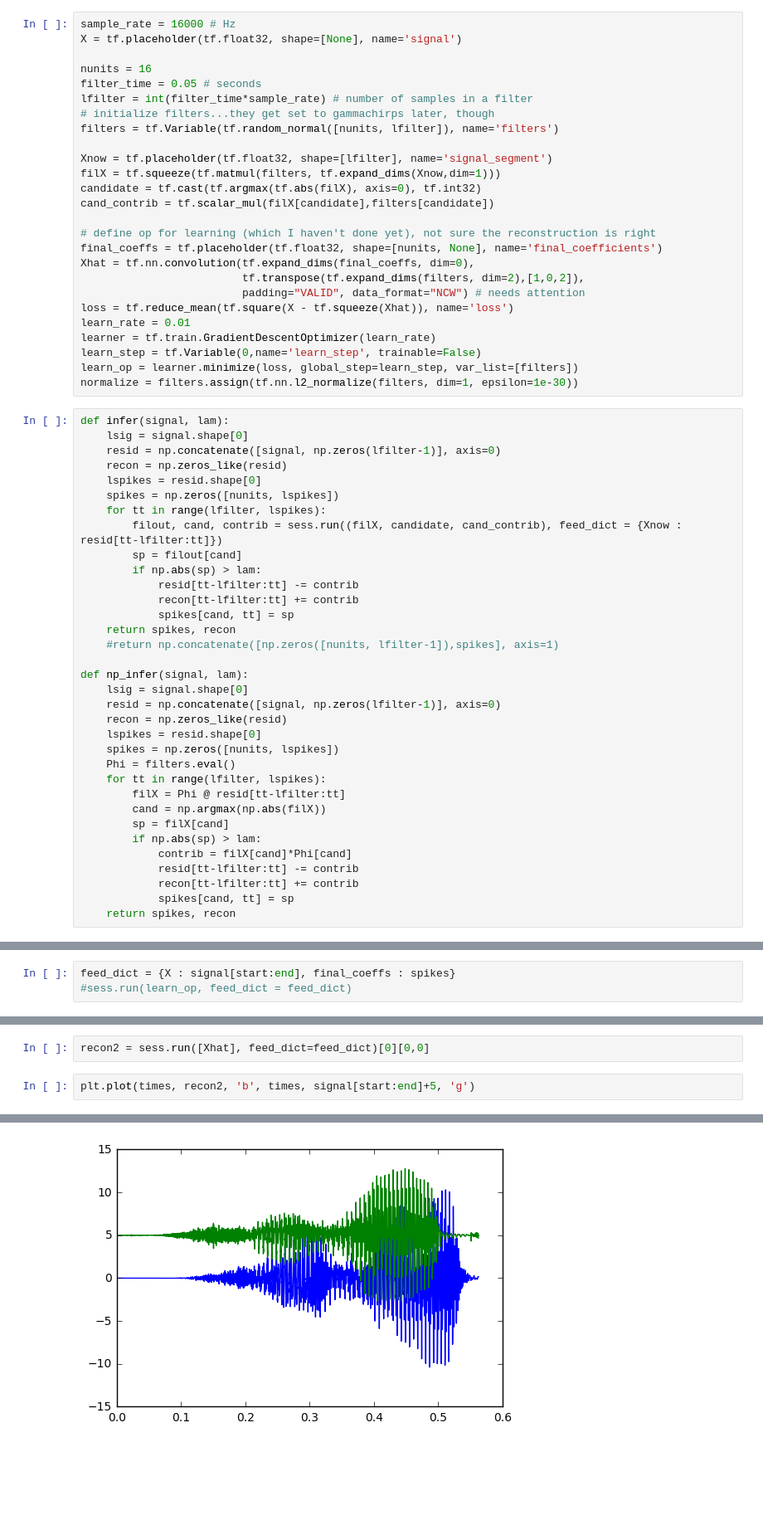
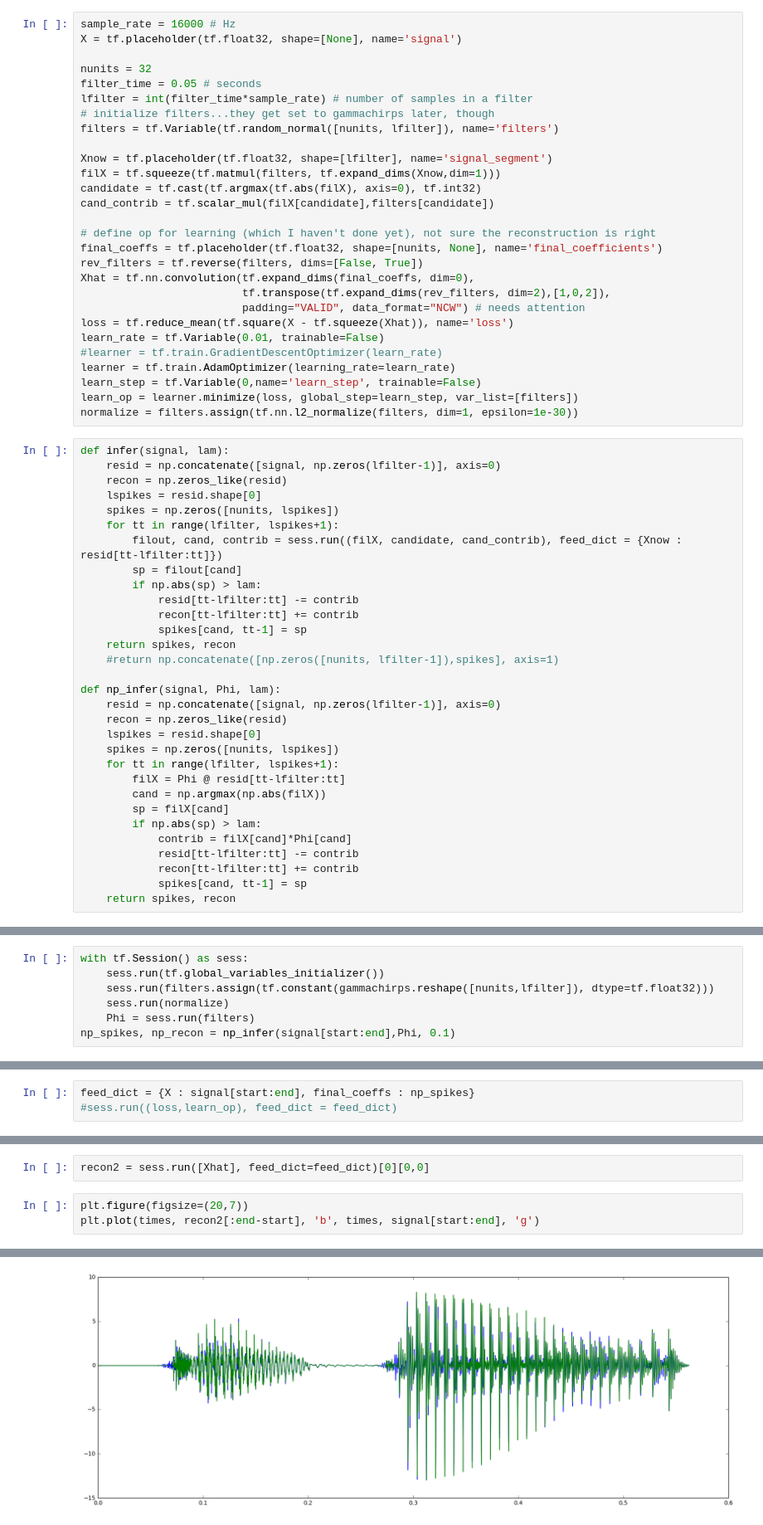
Before and after one commit to emdodds/causal-sparse-coding, a Jupyter notebook: one at a time.ipynb, the cells around one changed output, grey strips where cells are left out. Shown at 83% size. Saved outputs shown, nothing was run; the diff lists cells and outputs as text; blank space fills up the shorter version.

```diff
--- a/one at a time.ipynb
+++ b/one at a time.ipynb
@@ -12,7 +15,7 @@ sess = tf.InteractiveSession()
 sample_rate = 16000 # Hz
 X = tf.placeholder(tf.float32, shape=[None], name='signal')
 
-nunits = 16
+nunits = 32
 filter_time = 0.05 # seconds
 lfilter = int(filter_time*sample_rate) # number of samples in a filter
 # initialize filters...they get set to gammachirps later, though
@@ -25,40 +28,39 @@ cand_contrib = tf.scalar_mul(filX[candidate],filters[candidate])
 
 # define op for learning (which I haven't done yet), not sure the reconstruction is right
 final_coeffs = tf.placeholder(tf.float32, shape=[nunits, None], name='final_coefficients')
+rev_filters = tf.reverse(filters, dims=[False, True])
 Xhat = tf.nn.convolution(tf.expand_dims(final_coeffs, dim=0),
-                         tf.transpose(tf.expand_dims(filters, dim=2),[1,0,2]),
+                         tf.transpose(tf.expand_dims(rev_filters, dim=2),[1,0,2]),
                          padding="VALID", data_format="NCW") # needs attention
 loss = tf.reduce_mean(tf.square(X - tf.squeeze(Xhat)), name='loss')
-learn_rate = 0.01
-learner = tf.train.GradientDescentOptimizer(learn_rate)
+learn_rate = tf.Variable(0.01, trainable=False)
+#learner = tf.train.GradientDescentOptimizer(learn_rate)
+learner = tf.train.AdamOptimizer(learning_rate=learn_rate)
 learn_step = tf.Variable(0,name='learn_step', trainable=False)
 learn_op = learner.minimize(loss, global_step=learn_step, var_list=[filters])
 normalize = filters.assign(tf.nn.l2_normalize(filters, dim=1, epsilon=1e-30))
 # %%
 def infer(signal, lam):
-    lsig = signal.shape[0]
     resid = np.concatenate([signal, np.zeros(lfilter-1)], axis=0)
     recon = np.zeros_like(resid)
     lspikes = resid.shape[0]
     spikes = np.zeros([nunits, lspikes])
-    for tt in range(lfilter, lspikes):
+    for tt in range(lfilter, lspikes+1):
         filout, cand, contrib = sess.run((filX, candidate, cand_contrib), feed_dict = {Xnow : resid[tt-lfilter:tt]})
         sp = filout[cand]
         if np.abs(sp) > lam:
             resid[tt-lfilter:tt] -= contrib
             recon[tt-lfilter:tt] += contrib
-            spikes[cand, tt] = sp
+            spikes[cand, tt-1] = sp
     return spikes, recon
     #return np.concatenate([np.zeros([nunits, lfilter-1]),spikes], axis=1)
 
-def np_infer(signal, lam):
-    lsig = signal.shape[0]
+def np_infer(signal, Phi, lam):
     resid = np.concatenate([signal, np.zeros(lfilter-1)], axis=0)
     recon = np.zeros_like(resid)
     lspikes = resid.shape[0]
     spikes = np.zeros([nunits, lspikes])
-    Phi = filters.eval()
-    for tt in range(lfilter, lspikes):
+    for tt in range(lfilter, lspikes+1):
         filX = Phi @ resid[tt-lfilter:tt]
         cand = np.argmax(np.abs(filX))
         sp = filX[cand]
@@ -66,7 +68,7 @@ def np_infer(signal, lam):
             contrib = filX[cand]*Phi[cand]
             resid[tt-lfilter:tt] -= contrib
             recon[tt-lfilter:tt] += contrib
-            spikes[cand, tt] = sp
+            spikes[cand, tt-1] = sp
     return spikes, recon
 # %%
 # dynamic compressive gammachirp
@@ -155,3 +139,10 @@ np_spikes, np_recon = np_infer(signal[start:end], 0.1)
+# %%
+with tf.Session() as sess:
+    sess.run(tf.global_variables_initializer())
+    sess.run(filters.assign(tf.constant(gammachirps.reshape([nunits,lfilter]), dtype=tf.float32)))
+    sess.run(normalize)
+    Phi = sess.run(filters)
+np_spikes, np_recon = np_infer(signal[start:end],Phi, 0.1)
 # %%
 def plotSpikeGram( spikes, markerSize = .0001 ):
     """adapted from https://github.com/craffel/spikegram-coding/blob/master/plotSpikeGram.py"""
@@ -181,3 +174,3 @@ plotSpikeGram(np_spikes,1)
 # %%
-feed_dict = {X : signal[start:end], final_coeffs : spikes}
-#sess.run(learn_op, feed_dict = feed_dict)
+feed_dict = {X : signal[start:end], final_coeffs : np_spikes}
+#sess.run((loss,learn_op), feed_dict = feed_dict)
@@ -197,8 +177,9 @@ plt.plot(times, recon[:end-start]-signal[start:end])
 # %%
 recon2 = sess.run([Xhat], feed_dict=feed_dict)[0][0,0]
 # %%
-plt.plot(times, recon2, 'b', times, signal[start:end]+5, 'g')
+plt.figure(figsize=(20,7))
+plt.plot(times, recon2[:end-start], 'b', times, signal[start:end], 'g')
 # %% [output]
 [<matplotlib.lines.Line2D at 0x...>,
  <matplotlib.lines.Line2D at 0x...>]
-[figure, old version]
+[figure, new version]
```
Also changed, not shown: parts of 47 cells of this notebook.
